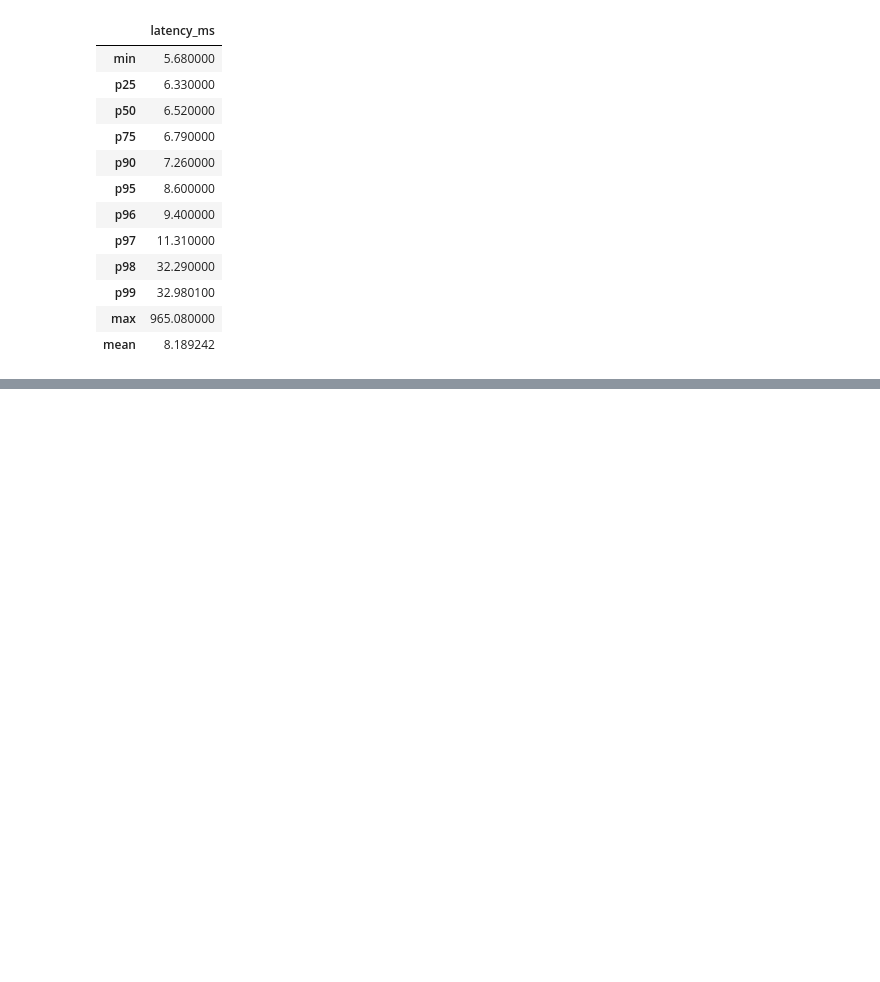
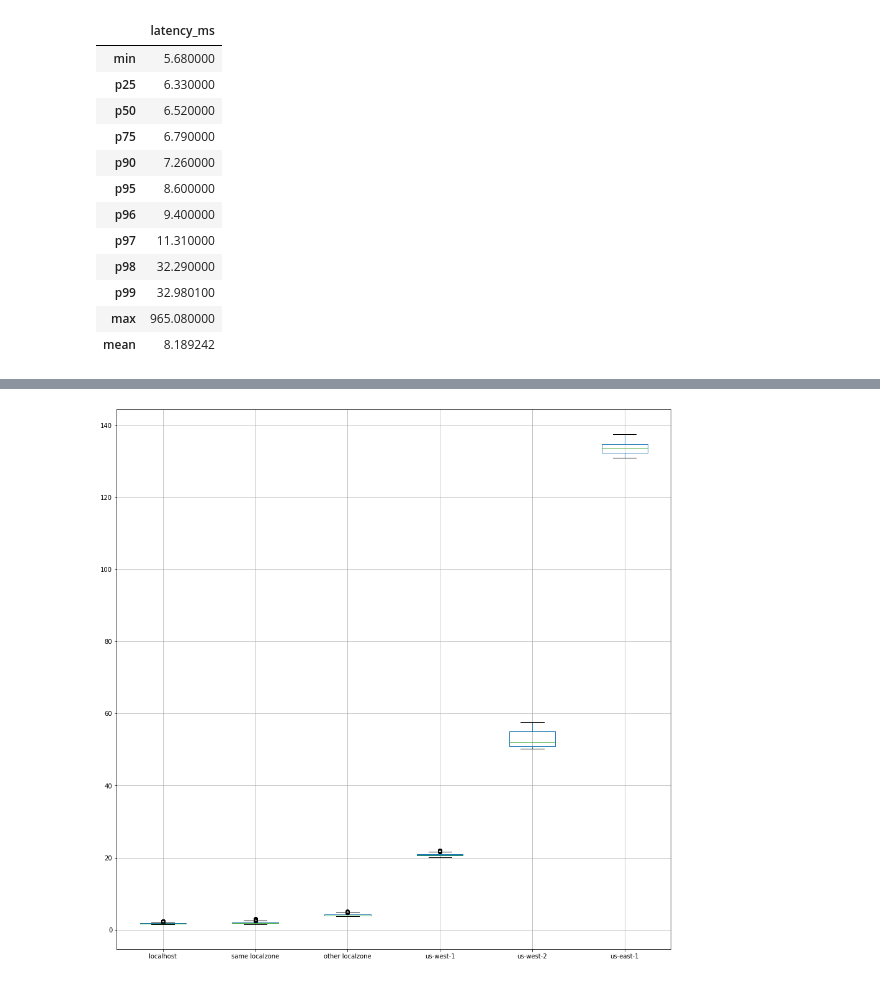
Before and after one commit to ericmelz/pinger-parser, a Jupyter notebook: jupyter/Pinger Parser Playground.ipynb, the cells around one changed output, grey strips where cells are left out. Saved outputs shown, nothing was run; the diff lists cells and outputs as text; code cells hidden in the pictures; blank space fills up the shorter version.

Commit message:
added us-east-1

```diff
--- a/jupyter/Pinger Parser Playground.ipynb
+++ b/jupyter/Pinger Parser Playground.ipynb
@@ -671,0 +537,2 @@ boxplot = df20.boxplot(column=['localhost', 'same localzone',
+# %%
+df18 = pd.read_csv('/Users/emelz/Documents/code/pinger-parser/jupyter/data/data_us_east1.csv', names=header_list)
@@ -671,0 +646,2 @@ boxplot = df20.boxplot(column=['localhost', 'same localzone',
+# %%
+df20['us-east-1'] = df18['latency_ms']
@@ -671,0 +681,6 @@ boxplot = df20.boxplot(column=['localhost', 'same localzone',
+# %%
+boxplot = df20.boxplot(column=['localhost', 'same localzone',
+                               'other localzone', 'us-west-1',
+                               'us-west-2', 'us-east-1'], figsize=(16,16))
+# %% [output]
+[figure, added]
```
Also changed, not shown: parts of 58 cells of this notebook, 1 other file.
